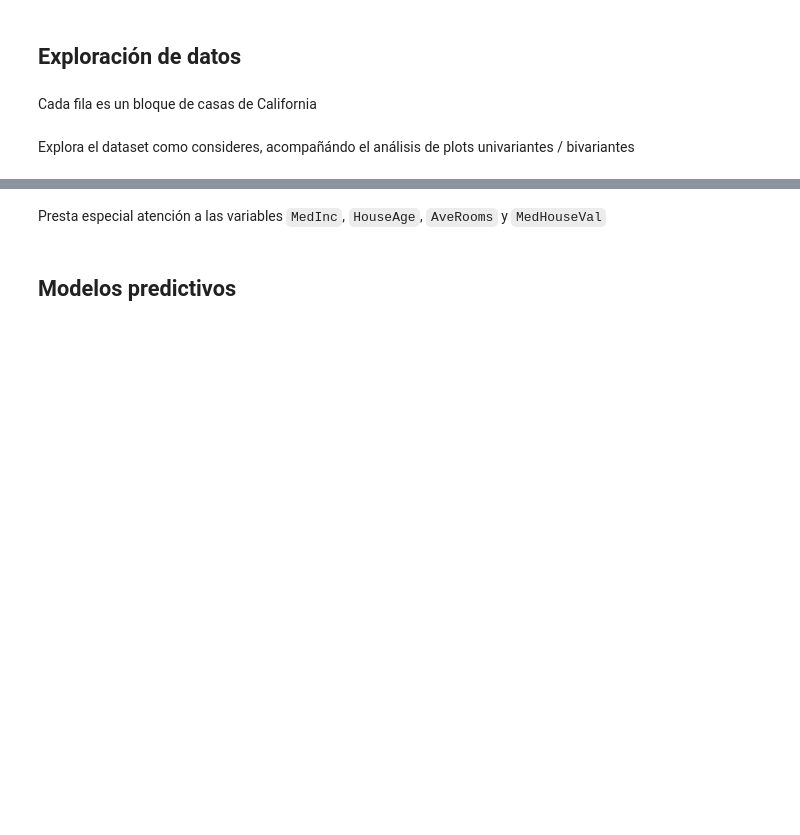
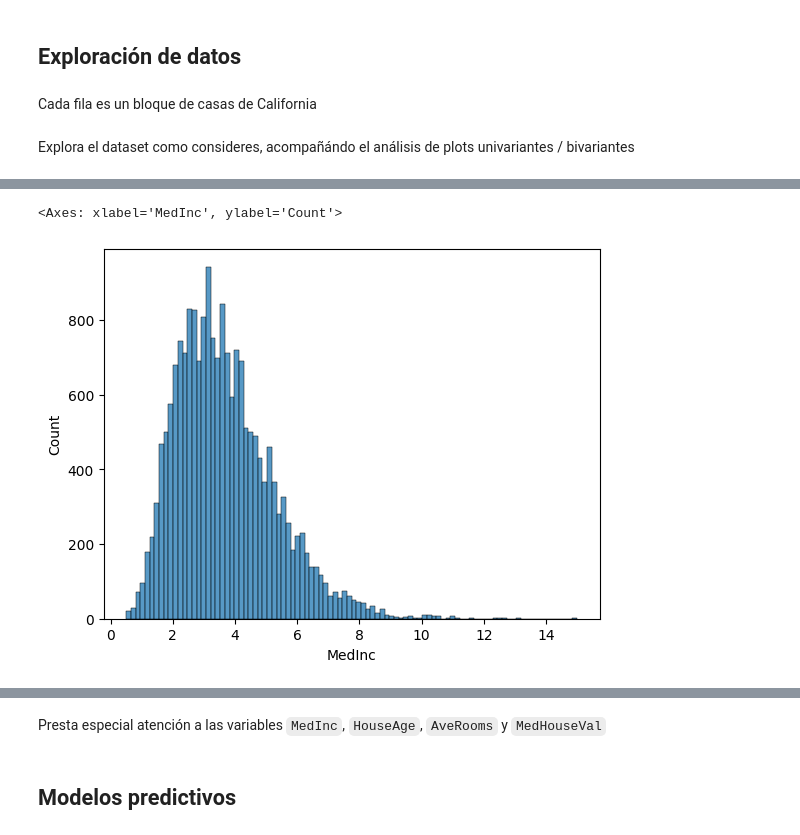
Before and after one commit to sheriffff/temp_esesa, a Jupyter notebook: 02.linear_regression_practice.ipynb, the cells around one changed output, grey strips where cells are left out. Drawn from its saved outputs; the diff is of its cells as text; code cells hidden in the pictures; blank space fills up the shorter version.

```diff
--- a/02.linear_regression_practice.ipynb
+++ b/02.linear_regression_practice.ipynb
@@ -34,0 +72,5 @@ Explora el dataset como consideres, acompañándo el análisis de plots univaria
+# %%
+sns.histplot(x=df.MedInc)
+# %% [output]
+<Axes: xlabel='MedInc', ylabel='Count'>
+[figure, added]
```
Also changed, not shown: parts of 90 cells of this notebook, 1 other file.
